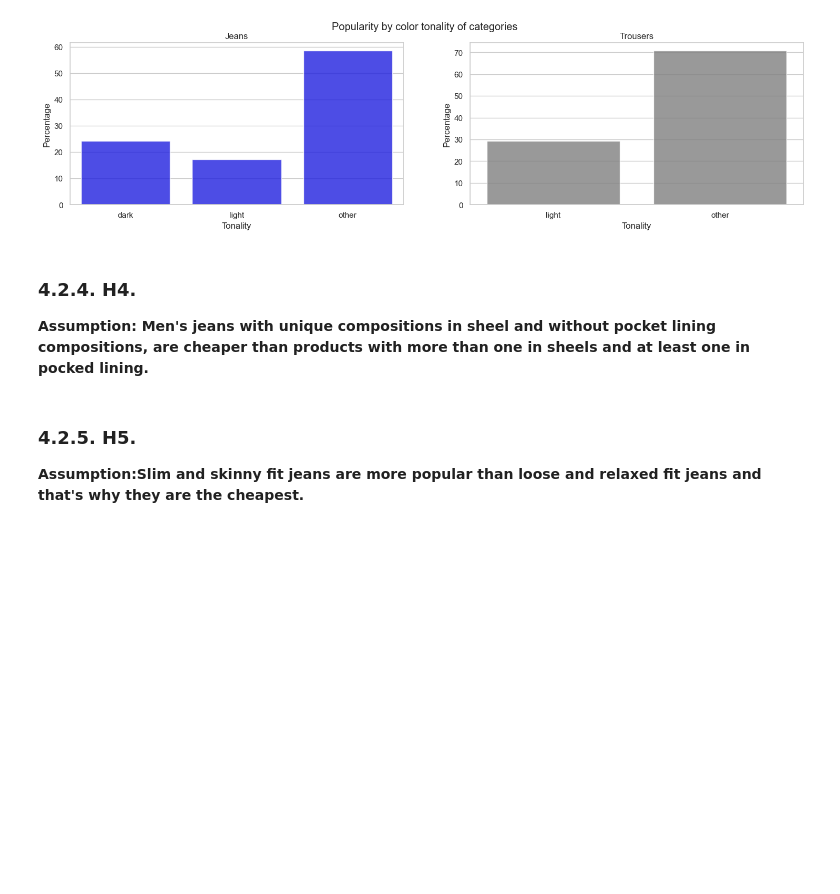
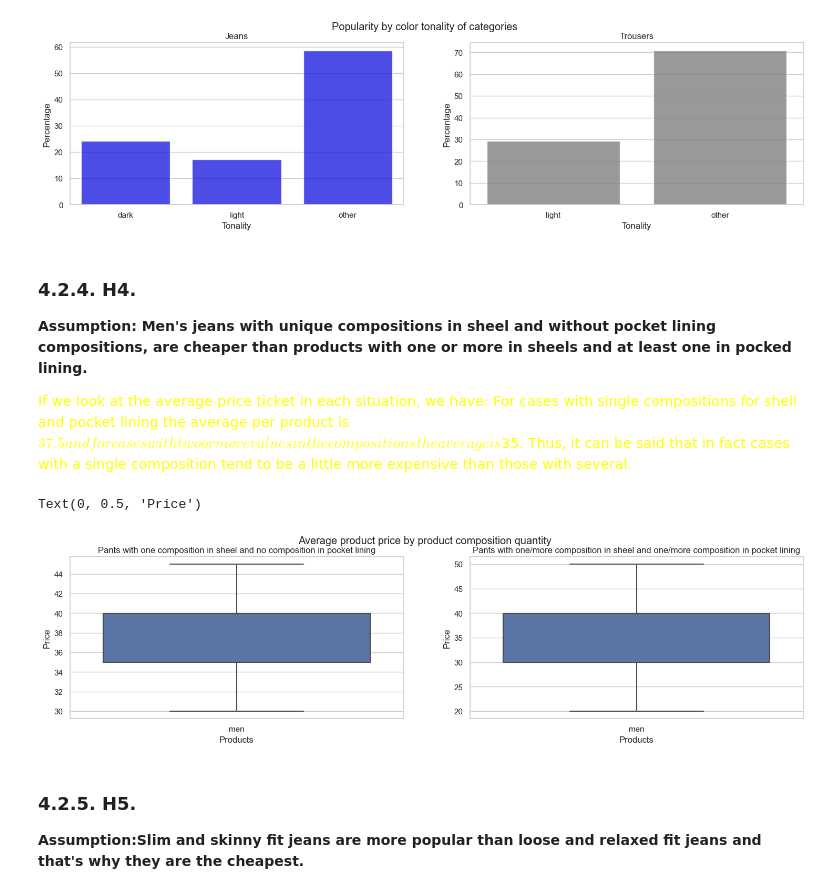
Before and after one commit to luanjesus/star_jeans_webscraping, a Jupyter notebook: eda.ipynb, the cells around one changed output. Cells and saved outputs as stored; diff of their text form; code cells hidden in the pictures; blank space fills up the shorter version.

```diff
--- a/eda.ipynb
+++ b/eda.ipynb
@@ -518,7 +507,40 @@ plt.show()
 [figure]
 # %% [markdown]
 ### 4.2.4. H4.
-**Assumption: Men's jeans with unique compositions in sheel and without pocket lining compositions, are cheaper than products with more than one in sheels and at least one in pocked lining.**
+**Assumption: Men's jeans with unique compositions in sheel and without pocket lining compositions, are cheaper than products with one or more in sheels and at least one in pocked lining.**
+
+<span style="color:yellow"> If we look at the average price ticket in each situation, we have: For cases with single compositions for shell and pocket lining the average per product is $37.5 and for cases with two or more values in the compositions the average is $35. Thus, it can be said that in fact cases with a single composition tend to be a little more expensive than those with several.</span>
+# %%
+#aux1 df with one composition in sheel and no compositions in pocket lining
+aux1 = df4.loc[(df4['cotton_pck_lining'] == 0) & (df4['polyester_pck_lining'] == 0)]
+aux1 = aux1.loc[(aux1['cotton_sheel'] != 0) | (aux1['elastomultiester_sheel'] != 0) |  	(aux1['lyocell_sheel'] != 0) |
+                (aux1['polyester_sheel'] != 0) | (aux1['rayon_sheel'] != 0) | (aux1['spandex_sheel'] != 0) |
+                (aux1['cotton_pck_lining'] != 0) | (aux1['polyester_pck_lining'] != 0)]
+
+#aux2 df with one or more composition in sheel and one or more compositions in pocket lining
+aux2 = df4.loc[(df4['cotton_pck_lining'] != 0) | (df4['polyester_pck_lining'] != 0)]
+aux2 = aux2.loc[(aux2['cotton_sheel'] != 100) | (aux2['elastomultiester_sheel'] != 100) |  	(aux2['lyocell_sheel'] != 100) |
+                (aux2['polyester_sheel'] != 100) | (aux2['rayon_sheel'] != 100) | (aux2['spandex_sheel'] != 100) |
+                (aux2['cotton_pck_lining'] != 100) | (aux2['polyester_pck_lining'] != 100)]
+
+sns.set(style="whitegrid")
+fig, axs = plt.subplots(ncols=2, figsize=(18, 4))
+fig.suptitle( 'Average product price by product composition quantity')
+
+plt.subplot(1, 2, 1)
+sns.boxplot(x='product_department', y='price_per_pieces', data=aux1)
+plt.title('Pants with one composition in sheel and no composition in pocket lining')
+plt.xlabel('Products')
+plt.ylabel('Price')
+
+plt.subplot(1, 2, 2)
+sns.boxplot(x='product_department', y='price_per_pieces', data=aux2)
+plt.title('Pants with one/more composition in sheel and one/more composition in pocket lining')
+plt.xlabel('Products')
+plt.ylabel('Price')
+# %% [output]
+Text(0, 0.5, 'Price')
+[figure, added]
 # %% [markdown]
 ### 4.2.5. H5.
 **Assumption:Slim and skinny fit jeans are more popular than loose and relaxed fit jeans and that's why they are the cheapest.**
```
Also changed, not shown: parts of 2 cells of this notebook.
